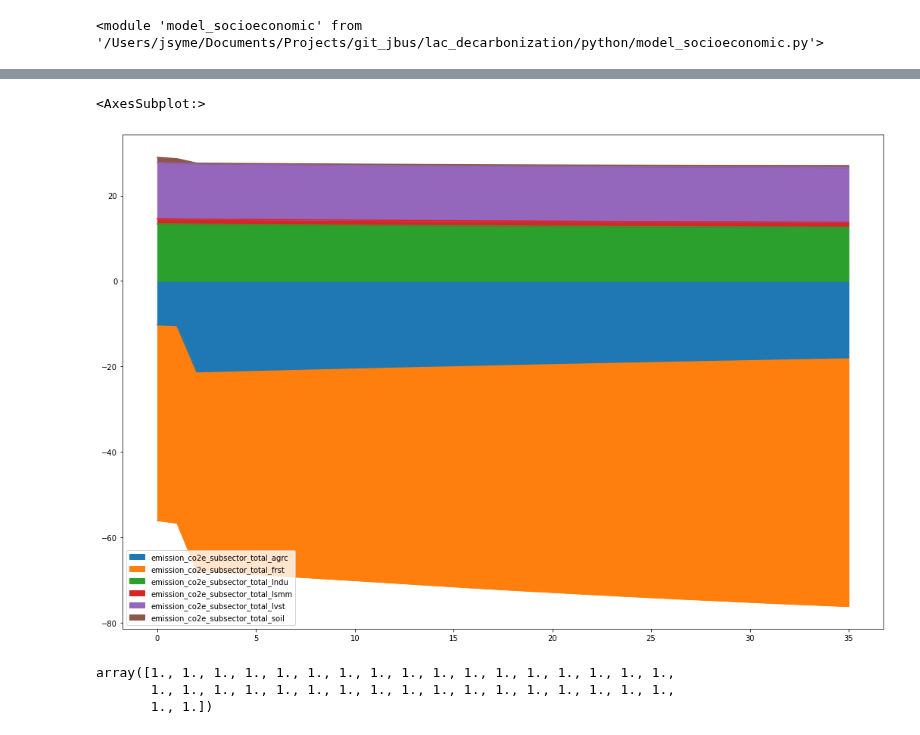
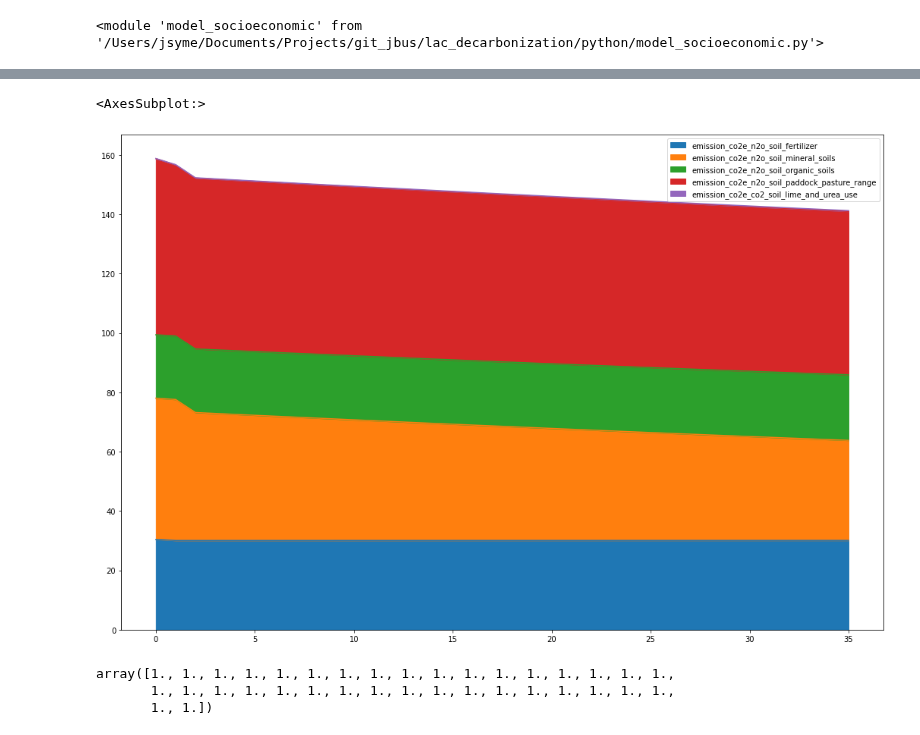
Before and after one commit to jarojasag/lac_decarbonization, a Jupyter notebook: python/build_energy.ipynb, the cells around one changed output, grey strips where cells are left out. Cells and saved outputs as stored; diff of their text form; code cells hidden in the pictures.

```diff
--- a/python/build_energy.ipynb
+++ b/python/build_energy.ipynb
@@ -27,10 +27,11 @@ importlib.reload(se)
 # %% [output]
 <module 'model_socioeconomic' from '/Users/jsyme/Documents/Projects/git_jbus/lac_decarbonization/python/model_socioeconomic.py'>
 # %%
-df_tmp = pd.read_csv("/Users/jsyme/Downloads/data_complete_future_2022_07_31_test.csv")
+df_tmp = pd.read_csv("/Users/jsyme/Downloads/data_complete_future_2022_08_03_test.csv")
 # %%
-cats_lu = sa.model_attributes.get_attribute_table("Land Use").key_values
-for cat in cats_lu:
-    val = float(df_input[[x for x in df_input.columns if ("pij" in x) and (f"{cat}_to_{cat}" in x)]].loc[0])
-    print(f"{cat}:\t{val}\n")
+attr_lndu = sa.model_attributes.get_attribute_table(sa.model_attributes.subsec_name_lndu)
+
+for k in attr_lndu.key_values:
+    s = set(np.round(df_tmp[[x for x in df_tmp.columns if ("pij" in x) and (f"{k}_to" in x)]].sum(axis = 1), 5))
+    print(f"{k}:\t{s}\n")
 # %% [output]
@@ -77,10 +55,10 @@ importlib.reload(ds)
 importlib.reload(sa)
 importlib.reload(ma)
 
-df_tmp = pd.read_csv("/Users/jsyme/Downloads/data_complete_future_2022_07_31_test.csv")
+df_tmp = pd.read_csv("/Users/jsyme/Downloads/data_complete_future_2022_08_03_test.csv")
 
 
-country = "chile"
+country = "brazil"
 optimization_approach = "max_diagonal"
 df_input = df_tmp[df_tmp["Nation"] == country].reset_index(drop = True).copy();
 # add any missing fields
@@ -154,12 +153,12 @@ Name: emission_co2e_co2_agrc_soil_carbon_mineral_soils, dtype: float64
 # %%
 fig, ax = plt.subplots(figsize = (18, 12))
 #ax.set_ylim(0, 50000000)
 #df_output[[x for x in df_output.columns if ("area_lndu" in x) and ("conversion" not in x)]].plot.area(ax = ax)
-df_output[[x for x in df_output.columns if ("emission_co2e_subsector" in x)]].plot.area(ax = ax)
+df_output[[x for x in df_output.columns if ("emission_co2e_" in x) and ("subsector" not in x) and ("soil" in x) and ("agrc" not in x)]].plot.area(ax = ax)
 #df_output[[x for x in df_output.columns if "net_imports_agrc" in x]].plot(ax = ax)
 # %% [output]
 <AxesSubplot:>
-[figure, old version]
+[figure, new version]
 # %%
 (np.array(df_output["net_imports_agrc_sugar_cane_tonne"]) + np.array(df_output["yield_agrc_sugar_cane_tonne"]))/np.array(df_output["yield_agrc_sugar_cane_tonne"])
 # %% [output]
```
Also changed, not shown: parts of 5 cells of this notebook, 2 other files.
